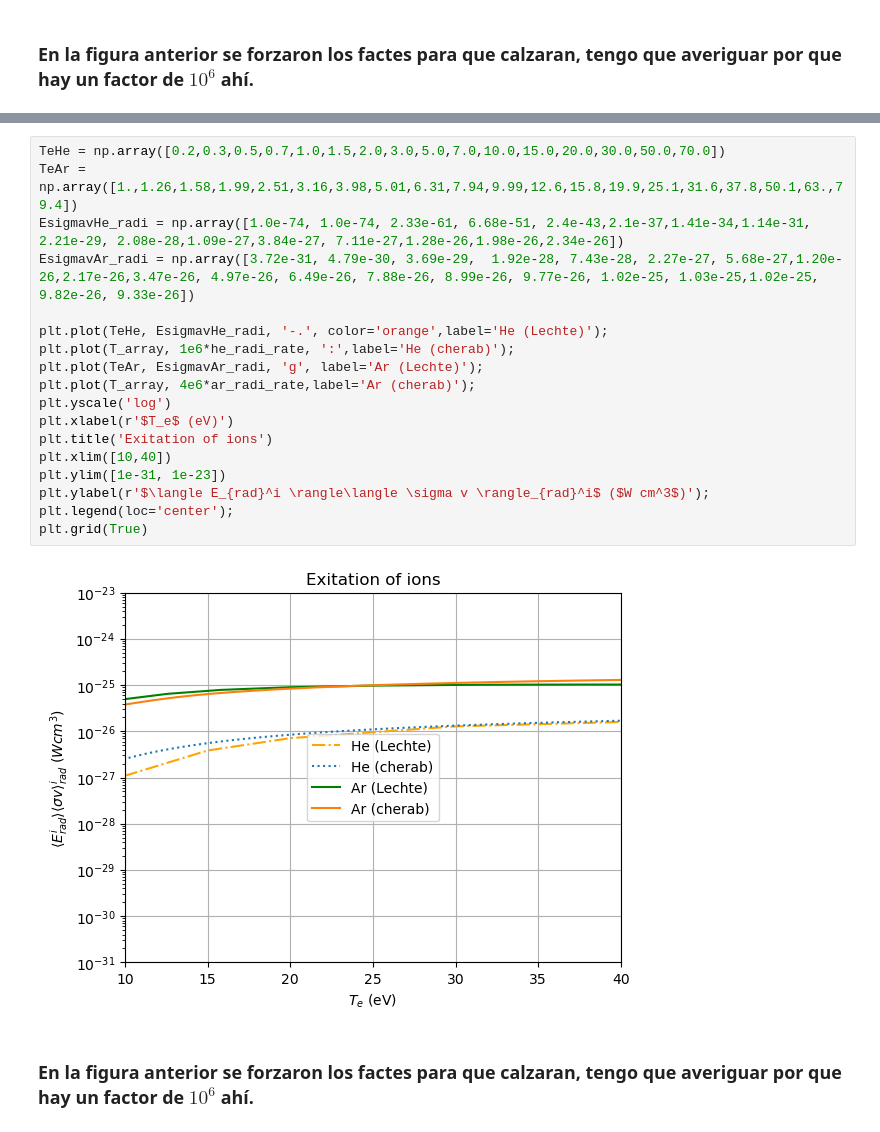
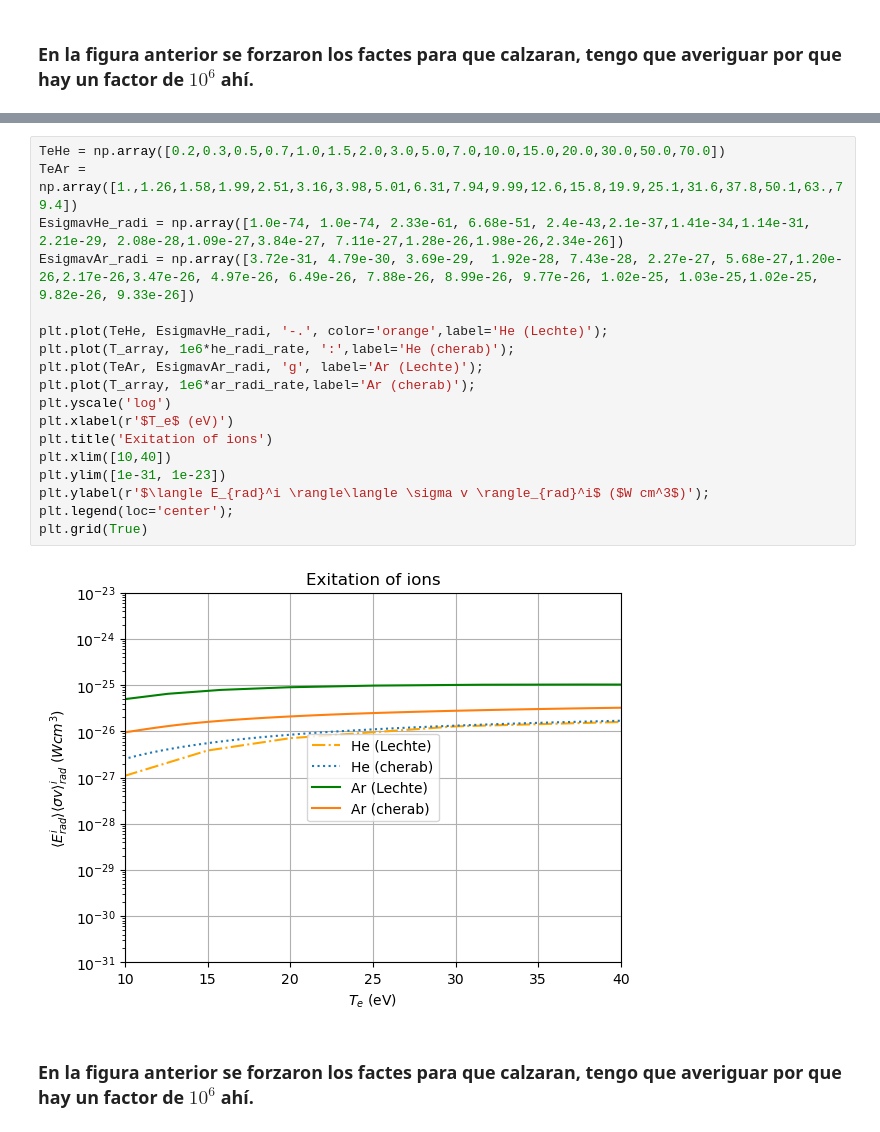
Before and after one commit to Aaron299792/Balance-Global-de-Potencia, a Jupyter notebook: notebook/Proyecto_GPB.ipynb, the cells around one changed output, grey strips where cells are left out. Cells and saved outputs as stored; diff of their text form.

```diff
--- a/notebook/Proyecto_GPB.ipynb
+++ b/notebook/Proyecto_GPB.ipynb
@@ -117,23 +129,23 @@ plt.grid(True)
 # %%
 TeHe = np.array([0.2,0.3,0.5,0.7,1.0,1.5,2.0,3.0,5.0,7.0,10.0,15.0,20.0,30.0,50.0,70.0])
 TeAr = np.array([1.,1.26,1.58,1.99,2.51,3.16,3.98,5.01,6.31,7.94,9.99,12.6,15.8,19.9,25.1,31.6,37.8,50.1,63.,79.4])
 EsigmavHe_radi = np.array([1.0e-74, 1.0e-74, 2.33e-61, 6.68e-51, 2.4e-43,2.1e-37,1.41e-34,1.14e-31, 2.21e-29, 2.08e-28,1.09e-27,3.84e-27, 7.11e-27,1.28e-26,1.98e-26,2.34e-26])
 EsigmavAr_radi = np.array([3.72e-31, 4.79e-30, 3.69e-29,  1.92e-28, 7.43e-28, 2.27e-27, 5.68e-27,1.20e-26,2.17e-26,3.47e-26, 4.97e-26, 6.49e-26, 7.88e-26, 8.99e-26, 9.77e-26, 1.02e-25, 1.03e-25,1.02e-25, 9.82e-26, 9.33e-26])
 
 plt.plot(TeHe, EsigmavHe_radi, '-.', color='orange',label='He (Lechte)');
 plt.plot(T_array, 1e6*he_radi_rate, ':',label='He (cherab)');
 plt.plot(TeAr, EsigmavAr_radi, 'g', label='Ar (Lechte)');
-plt.plot(T_array, 4e6*ar_radi_rate,label='Ar (cherab)');
+plt.plot(T_array, 1e6*ar_radi_rate,label='Ar (cherab)');
 plt.yscale('log')
 plt.xlabel(r'$T_e$ (eV)')
 plt.title('Exitation of ions')
 plt.xlim([10,40])
 plt.ylim([1e-31, 1e-23])
 plt.ylabel(r'$\langle E_{rad}^i \rangle\langle \sigma v \rangle_{rad}^i$ ($W cm^3$)');
 plt.legend(loc='center');
 plt.grid(True)
 # %% [output]
-[figure, old version]
+[figure, new version]
 # %% [markdown]
 ### En la figura anterior se forzaron los factes para que calzaran, tengo que averiguar por que hay un factor de $10^6$ ahí.
 # %%
```
Also changed, not shown: parts of 4 cells of this notebook.
